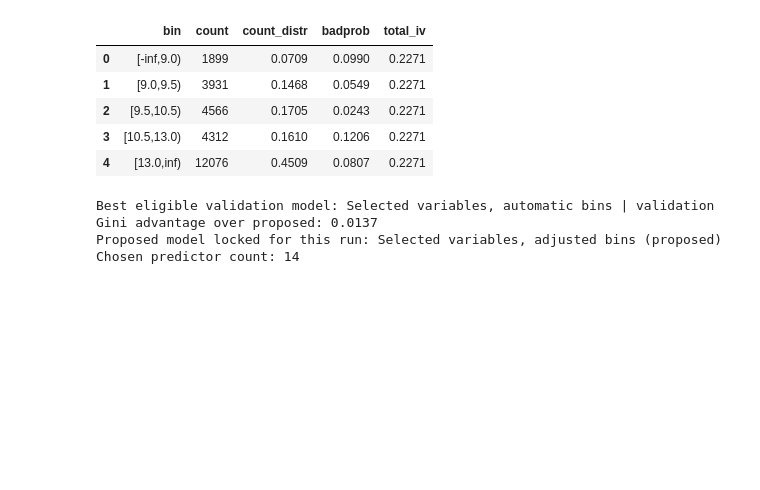
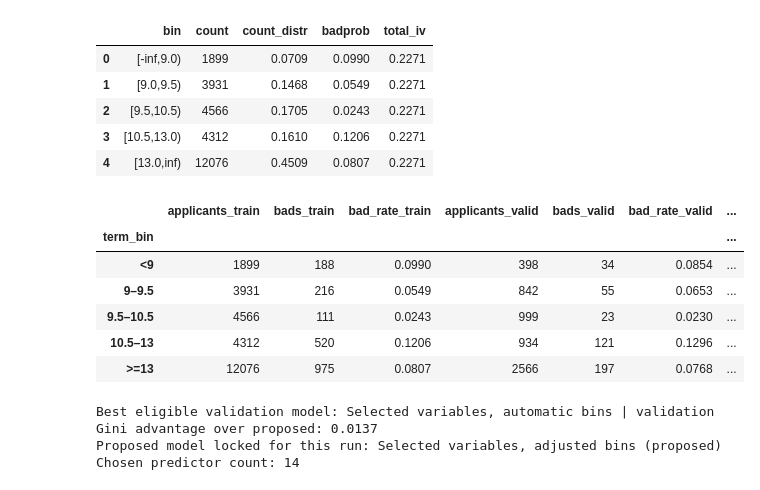
Before and after one commit to AmateurMadman/is453-group7-credit-scorecard, a Jupyter notebook: IS453_G7_Scorecard_Combined.ipynb, the cells around one changed output. Saved outputs shown, nothing was run; the diff lists cells and outputs as text; code cells hidden in the pictures; blank space fills up the shorter version.

Commit message:
added cell to compare bad rates

```diff
--- a/IS453_G7_Scorecard_Combined.ipynb
+++ b/IS453_G7_Scorecard_Combined.ipynb
@@ -1247,6 +1247,52 @@ Automatic
 | 2 | [9.5,10.5) | 4566 | 0.1705 | 0.0243 | 0.2271 |
 | 3 | [10.5,13.0) | 4312 | 0.1610 | 0.1206 | 0.2271 |
 | 4 | [13.0,inf) | 12076 | 0.4509 | 0.0807 | 0.2271 |
+# %%
+# Check whether automatic TERM_MONTHS risk patterns
+# remain consistent between training and validation.
+
+edges = [-np.inf, 9.0, 9.5, 10.5, 13.0, np.inf]
+labels = ['<9', '9–9.5', '9.5–10.5', '10.5–13', '>=13']
+
+def check_term_bins(data):
+    d = data[['TERM_MONTHS', 'TARGET']].copy()
+
+    d['term_bin'] = pd.cut(
+        d['TERM_MONTHS'],
+        bins=edges,
+        labels=labels,
+        right=False
+    )
+
+    return d.groupby('term_bin', observed=True)['TARGET'].agg(
+        applicants='size',
+        bads='sum',
+        bad_rate='mean'
+    )
+
+train_check = check_term_bins(train)
+valid_check = check_term_bins(valid)
+
+term_stability = train_check.join(
+    valid_check,
+    lsuffix='_train',
+    rsuffix='_valid'
+)
+
+term_stability['bad_rate_difference_pp'] = (
+    term_stability['bad_rate_valid']
+    - term_stability['bad_rate_train']
+) * 100
+
+display(term_stability.round(4))
+# %% [output]
+|  | applicants_train | bads_train | bad_rate_train | applicants_valid | bads_valid | bad_rate_valid | ... |
+| term_bin |  |  |  |  |  |  | ... |
+| <9 | 1899 | 188 | 0.0990 | 398 | 34 | 0.0854 | ... |
+| 9–9.5 | 3931 | 216 | 0.0549 | 842 | 55 | 0.0653 | ... |
+| 9.5–10.5 | 4566 | 111 | 0.0243 | 999 | 23 | 0.0230 | ... |
+| 10.5–13 | 4312 | 520 | 0.1206 | 934 | 121 | 0.1296 | ... |
+| >=13 | 12076 | 975 | 0.0807 | 2566 | 197 | 0.0768 | ... |
 # %%
 # NEW — explicit decision audit BEFORE fitting/assessing the final test model.
 chosen_model_description = 'Selected variables, adjusted bins (proposed)'
```
